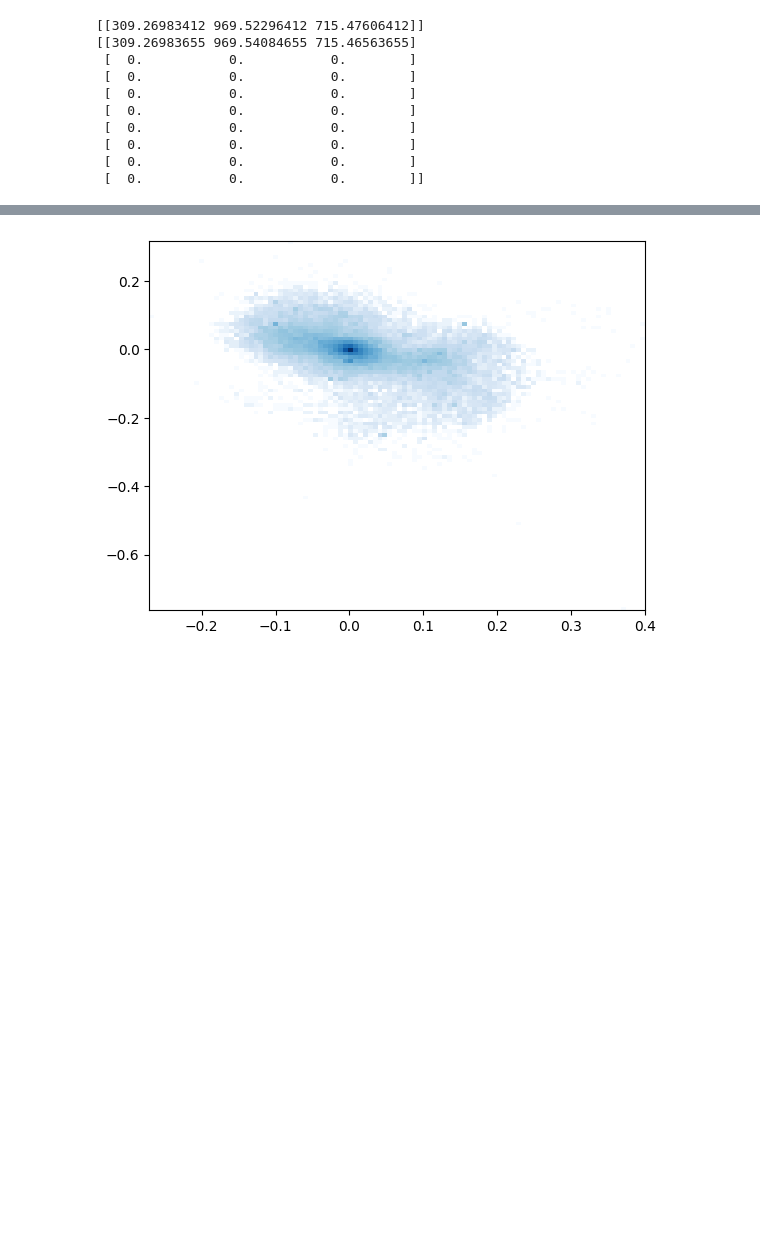
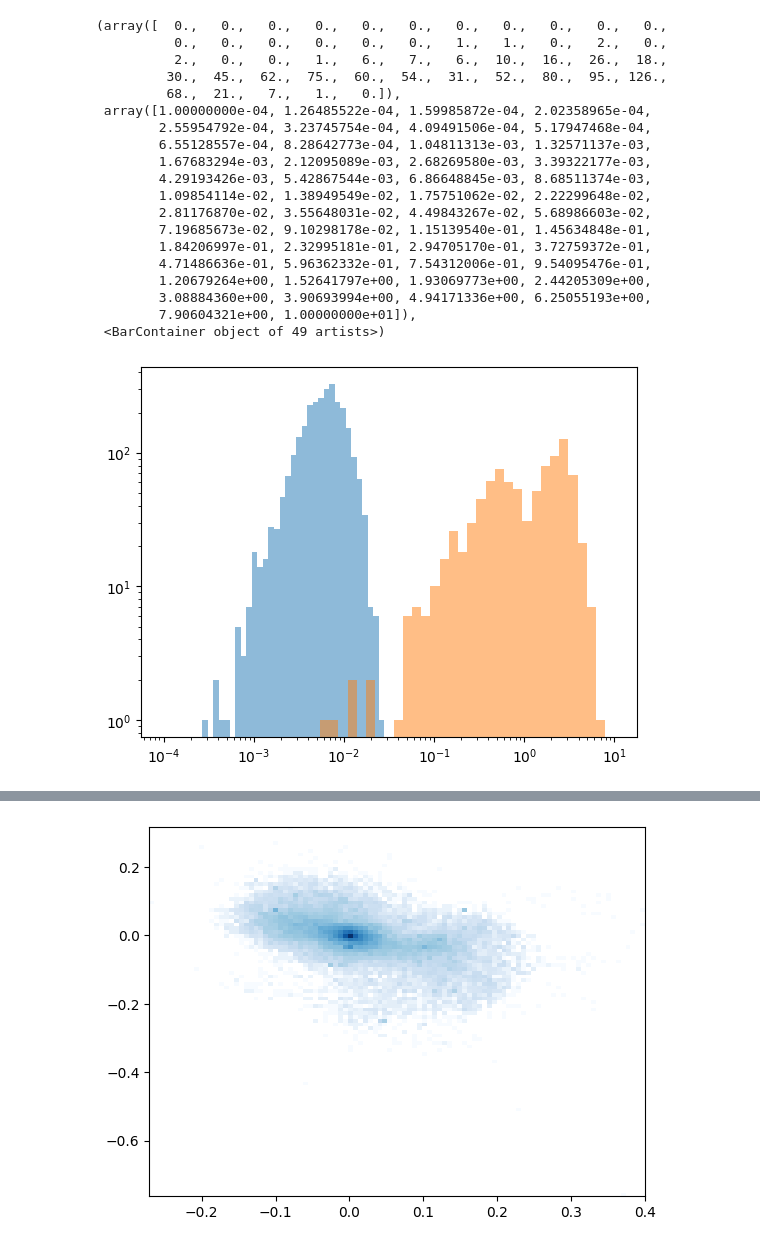
Before and after one commit to yjqqyjq/code, a Jupyter notebook: plot_halos.ipynb, the cells around one changed output, grey strips where cells are left out. Drawn from its saved outputs; the diff is of its cells as text; code cells hidden in the pictures; blank space fills up the shorter version.

```diff
--- a/plot_halos.ipynb
+++ b/plot_halos.ipynb
@@ -109,26 +106,46 @@ plt.colorbar(sc)
 # %%
-path="/home/jyang/data/Flamingo/L1000N0900/"
-f=h5py.File(path+'halos.hdf5','r')
-id=np.array(f["halos"]["id"])
-radius=np.array(f["halos"]["radius"])
-hostid=np.array(f["halos"]["hostid"])
-mass=np.array(f["halos"]["mass"])
-mbp=np.array(f["halos"]["center"])
-CoM=np.array(f["halos"]["com_star_100kpc"])
-f.close()
-print(mbp[id==709452])
-print(CoM[hostid==709452])
-ids=np.arange(0,len(radius),1)
-mbcg=mass[np.isin(id,BCGid[(mainid!=BCGid)*(O<0.01)])]
-m=mass[(np.isin(id,mainid[(mainid!=BCGid)*(O<0.01)]))*(id!=2244356)]
+
+
+
+
+lb=np.zeros(len(Bright2ndid))
+l2b=np.zeros(len(Bright2ndid))
+comb=np.zeros((len(Bright2ndid),3))
+
+for i in range(0,len(Bright2ndid)):
+  lb[i]=star_mass[int(Brightids[i])]/star_lumz[int(Brightids[i])]
+  l2b[i]=star_mass[int(Bright2ndid[i])]/star_lumz[int(Bright2ndid[i])]
+  comb[i]=com_star[int(Brightids[i])]
+d=comb-mbpc
+
+ratiomass=np.sqrt(d[:,0]**2+d[:,1]**2+d[:,2]**2)/r200c
+
+fig=plt.figure()
+ax=plt.subplot(1,1,1)
+#ax.scatter(mainmass[Brightids==cebtralid],ratiomass[Brightids==cebtralid],s=1,alpha=0.5)
+#ax.scatter(mainmass[Brightids!=cebtralid],ratiomass[Brightids!=cebtralid],s=1,alpha=0.5)
+ax.set_xscale('log')
+ax.set_yscale('log')
+ax.hist(ratiomass[Brightids==cebtralid],alpha=0.5,bins=10**(np.linspace(-4,-1,50)))
+ax.hist(ratiomass[Brightids!=cebtralid],alpha=0.5,bins=10**(np.linspace(-4,1,50)))
 # %% [output]
-[[309.26983412 969.52296412 715.47606412]]
-[[309.26983655 969.54084655 715.46563655]
- [  0.           0.           0.        ]
- [  0.           0.           0.        ]
- [  0.           0.           0.        ]
- [  0.           0.           0.        ]
- [  0.           0.           0.        ]
- [  0.           0.           0.        ]
- [  0.           0.           0.        ]
- [  0.           0.           0.        ]]
+(array([  0.,   0.,   0.,   0.,   0.,   0.,   0.,   0.,   0.,   0.,   0.,
+          0.,   0.,   0.,   0.,   0.,   0.,   1.,   1.,   0.,   2.,   0.,
+          2.,   0.,   0.,   1.,   6.,   7.,   6.,  10.,  16.,  26.,  18.,
+         30.,  45.,  62.,  75.,  60.,  54.,  31.,  52.,  80.,  95., 126.,
+         68.,  21.,   7.,   1.,   0.]),
+ array([1.00000000e-04, 1.26485522e-04, 1.59985872e-04, 2.02358965e-04,
+        2.55954792e-04, 3.23745754e-04, 4.09491506e-04, 5.17947468e-04,
+        6.55128557e-04, 8.28642773e-04, 1.04811313e-03, 1.32571137e-03,
+        1.67683294e-03, 2.12095089e-03, 2.68269580e-03, 3.39322177e-03,
+        4.29193426e-03, 5.42867544e-03, 6.86648845e-03, 8.68511374e-03,
+        1.09854114e-02, 1.38949549e-02, 1.75751062e-02, 2.22299648e-02,
+        2.81176870e-02, 3.55648031e-02, 4.49843267e-02, 5.68986603e-02,
+        7.19685673e-02, 9.10298178e-02, 1.15139540e-01, 1.45634848e-01,
+        1.84206997e-01, 2.32995181e-01, 2.94705170e-01, 3.72759372e-01,
+        4.71486636e-01, 5.96362332e-01, 7.54312006e-01, 9.54095476e-01,
+        1.20679264e+00, 1.52641797e+00, 1.93069773e+00, 2.44205309e+00,
+        3.08884360e+00, 3.90693994e+00, 4.94171336e+00, 6.25055193e+00,
+        7.90604321e+00, 1.00000000e+01]),
+ <BarContainer object of 49 artists>)
+[figure, added]
```
Also changed, not shown: parts of 3 cells of this notebook, 9 other files.
